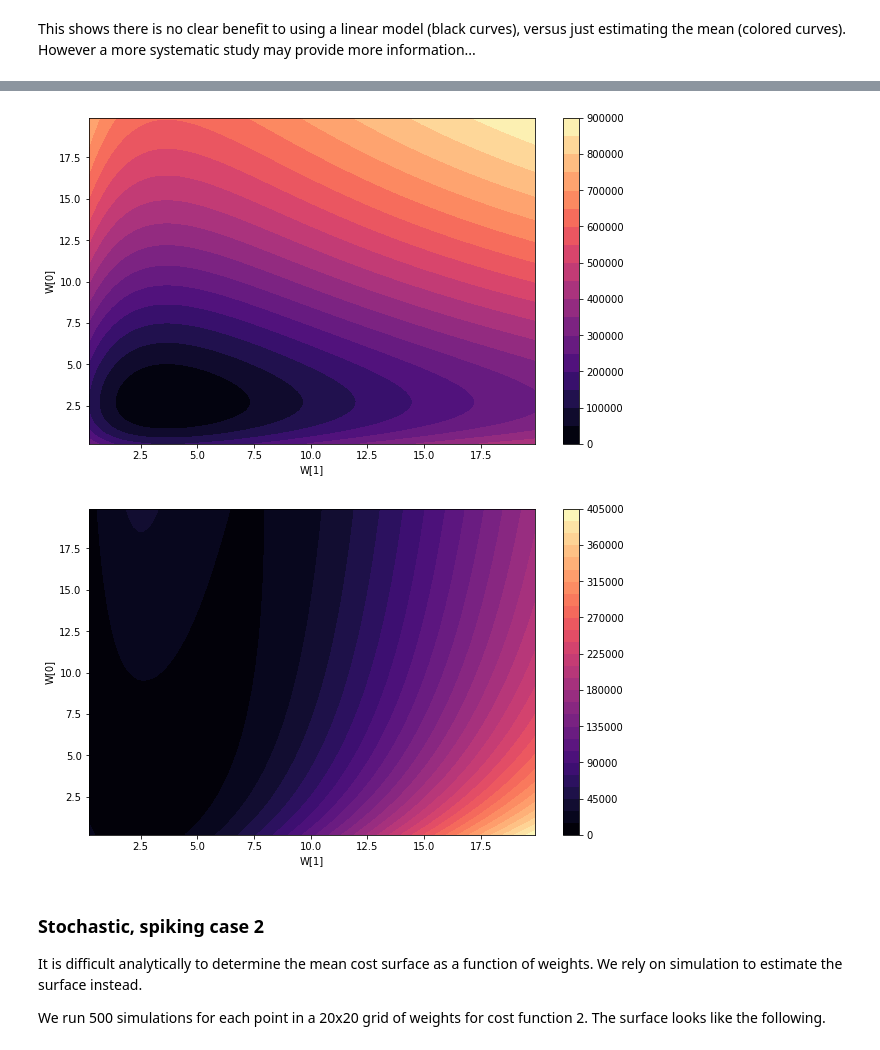
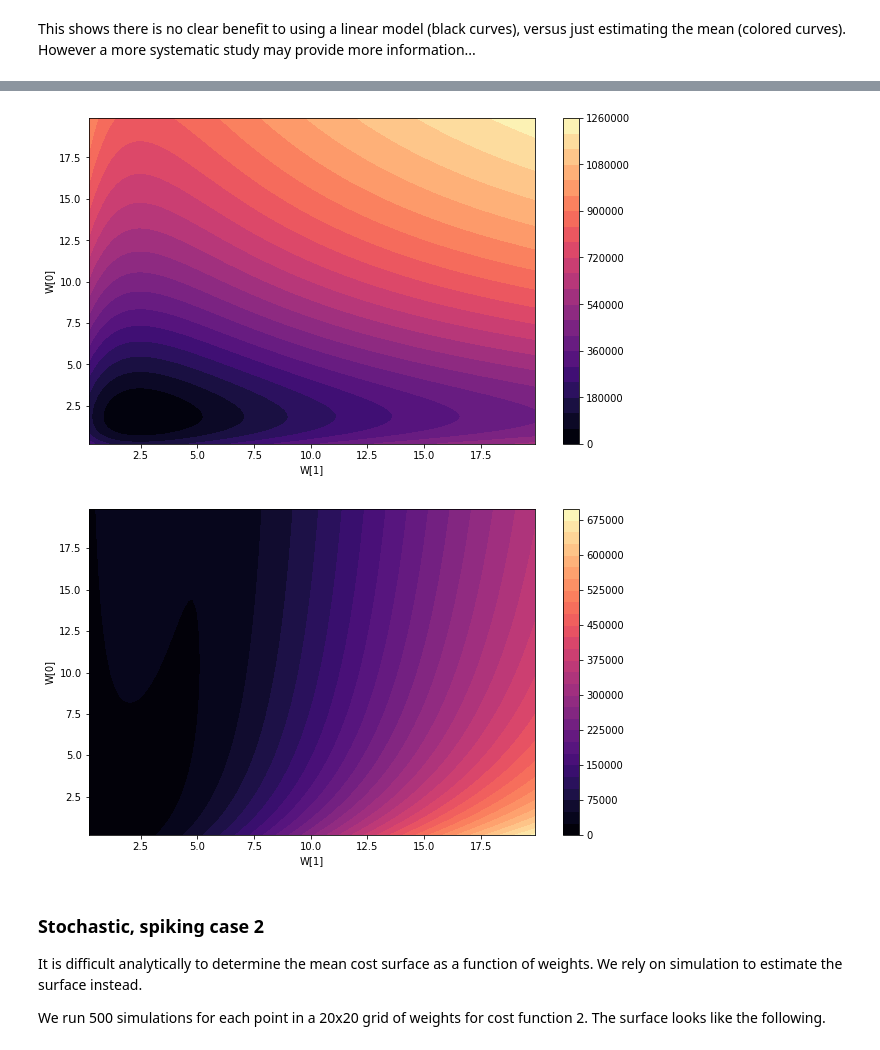
Before and after one commit to benlansdell/rdd, a Jupyter notebook: rdd.ipynb, the cells around one changed output, grey strips where cells are left out. Drawn from its saved outputs; the diff is of its cells as text; code cells hidden in the pictures.

```diff
--- a/rdd.ipynb
+++ b/rdd.ipynb
@@ -906,22 +919,22 @@ def tabulate(x, y, f):
 # %%
 #Create a contour plot of $C$ as a function of $W_1,2$, show estimates for each method, using either BP, RD, FD
 #Plot heat map of error in estimate
 fig, ax1 = plt.subplots(1,1)
 N = 100
 wmin = 0.1
 wmax = 20
-sigma = 2; x = 20; v1 = 4; v2 = 5; tau_r = 0.003; tau = 1; mu = 1;
+sigma = 3; x = 20; v1 = 4; v2 = 5; tau_r = 0.003; tau = 1; mu = 1;
 
 cost2 = lambda w1, w2: (v1*(1/(tau_r-tau*np.log(1-mu/(w1*sigma*x))))-x**2)**2+(v2*(1/(tau_r-tau*np.log(1-mu/(w2
             *sigma*x))))-x**2)**2
 Cost2 = tabulate(np.linspace(wmin,wmax,N),np.linspace(wmin,wmax,N),cost2)
 
 a=ax1.contourf(Cost2, 20, cmap='magma', origin='lower', extent=[wmin, wmax, wmin, wmax])
 ax1.set_ylabel('W[0]')
 ax1.set_xlabel('W[1]');
 fig.colorbar(a);
 # %% [output]
-[figure, old version]
+[figure, new version]
 # %%
 cost3 = lambda w1, w2: ((1/(tau_r-tau*np.log(1-mu/(w1*sigma*x))))-.1*x**2)**2+((1/(tau_r-tau*np.log(1-mu/(w2
             *sigma*x))))-.02*(1/(tau_r-tau*np.log(1-mu/(w1*sigma*x)))-70)**2-60)**2
@@ -936,7 +949,7 @@ ax1.set_ylabel('W[0]')
 ax1.set_xlabel('W[1]');
 fig.colorbar(a);
 # %% [output]
-[figure, old version]
+[figure, new version]
 # %% [markdown]
 ### Stochastic, spiking case 2
 
```
Also changed, not shown: parts of 7 cells of this notebook, 2 other files.
